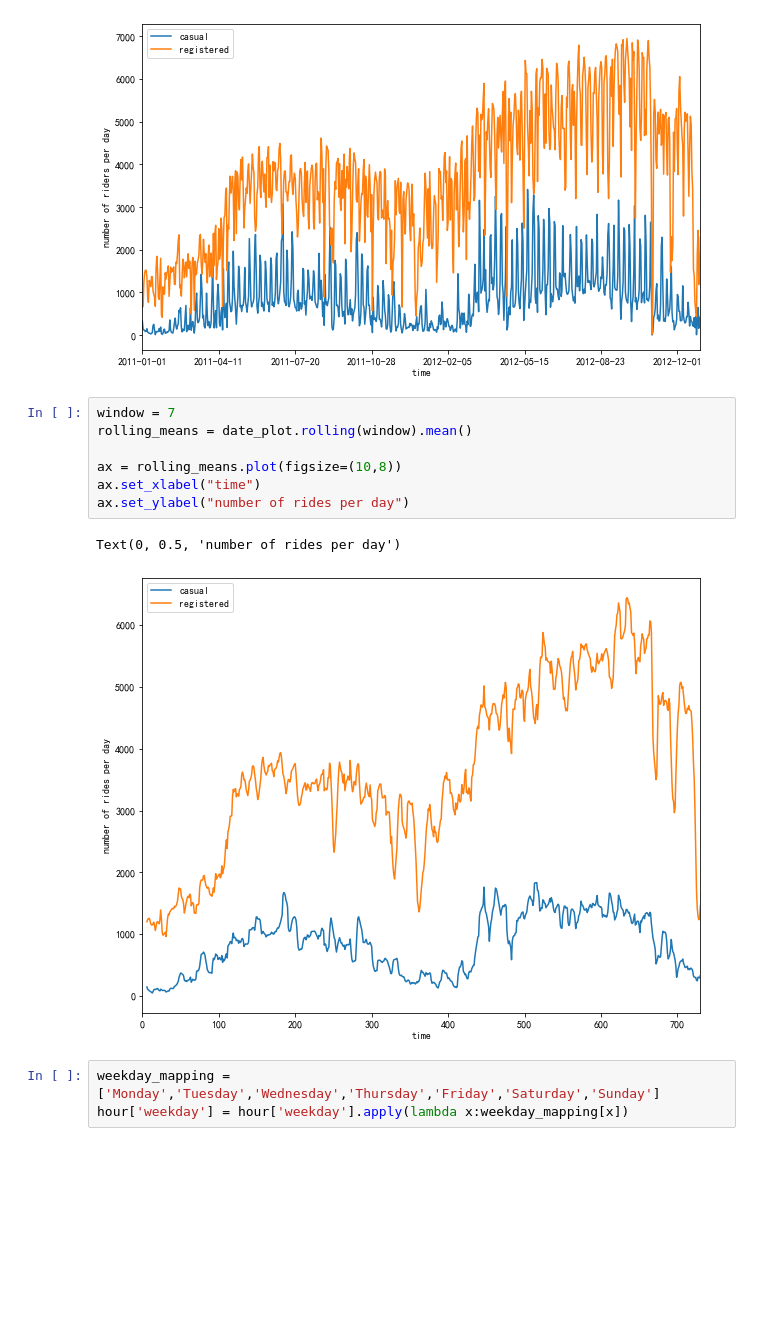
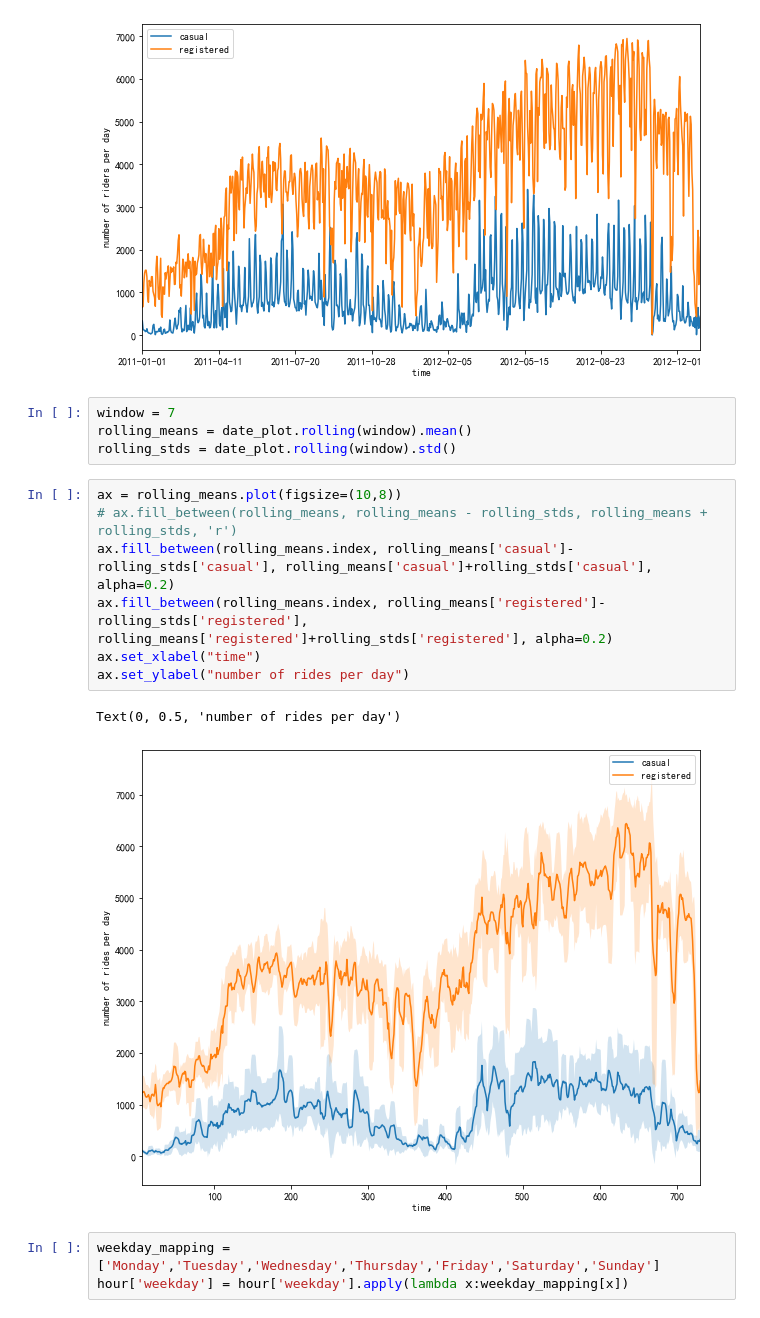
Before and after one commit to dingjiongfeng/machine-learning-repository, a Jupyter notebook: Bike-Sharing-train.ipynb, the cells around one changed output. Cells and saved outputs as stored; diff of their text form; blank space fills up the shorter version.

Commit message:
update plot function

```diff
--- a/Bike-Sharing-train.ipynb
+++ b/Bike-Sharing-train.ipynb
@@ -193,16 +193,20 @@ ax.set_ylabel("number of riders per day")
 # %% [output]
 Text(0, 0.5, 'number of riders per day')
 [figure]
-# %%
-window = 7
-rolling_means = date_plot.rolling(window).mean()
-
-ax = rolling_means.plot(figsize=(10,8))
-ax.set_xlabel("time")
-ax.set_ylabel("number of rides per day")
-# %% [output]
-Text(0, 0.5, 'number of rides per day')
-[figure, removed]
+# %%
+window = 7
+rolling_means = date_plot.rolling(window).mean()
+rolling_stds = date_plot.rolling(window).std()
+# %%
+ax = rolling_means.plot(figsize=(10,8))
+# ax.fill_between(rolling_means, rolling_means - rolling_stds, rolling_means + rolling_stds, 'r')
+ax.fill_between(rolling_means.index, rolling_means['casual']-rolling_stds['casual'], rolling_means['casual']+rolling_stds['casual'], alpha=0.2)
+ax.fill_between(rolling_means.index, rolling_means['registered']-rolling_stds['registered'], rolling_means['registered']+rolling_stds['registered'], alpha=0.2)
+ax.set_xlabel("time")
+ax.set_ylabel("number of rides per day")
+# %% [output]
+Text(0, 0.5, 'number of rides per day')
+[figure, added]
 # %%
 weekday_mapping = ['Monday','Tuesday','Wednesday','Thursday','Friday','Saturday','Sunday']
 hour['weekday'] = hour['weekday'].apply(lambda x:weekday_mapping[x])
```
Also changed, not shown: 1 other file.
